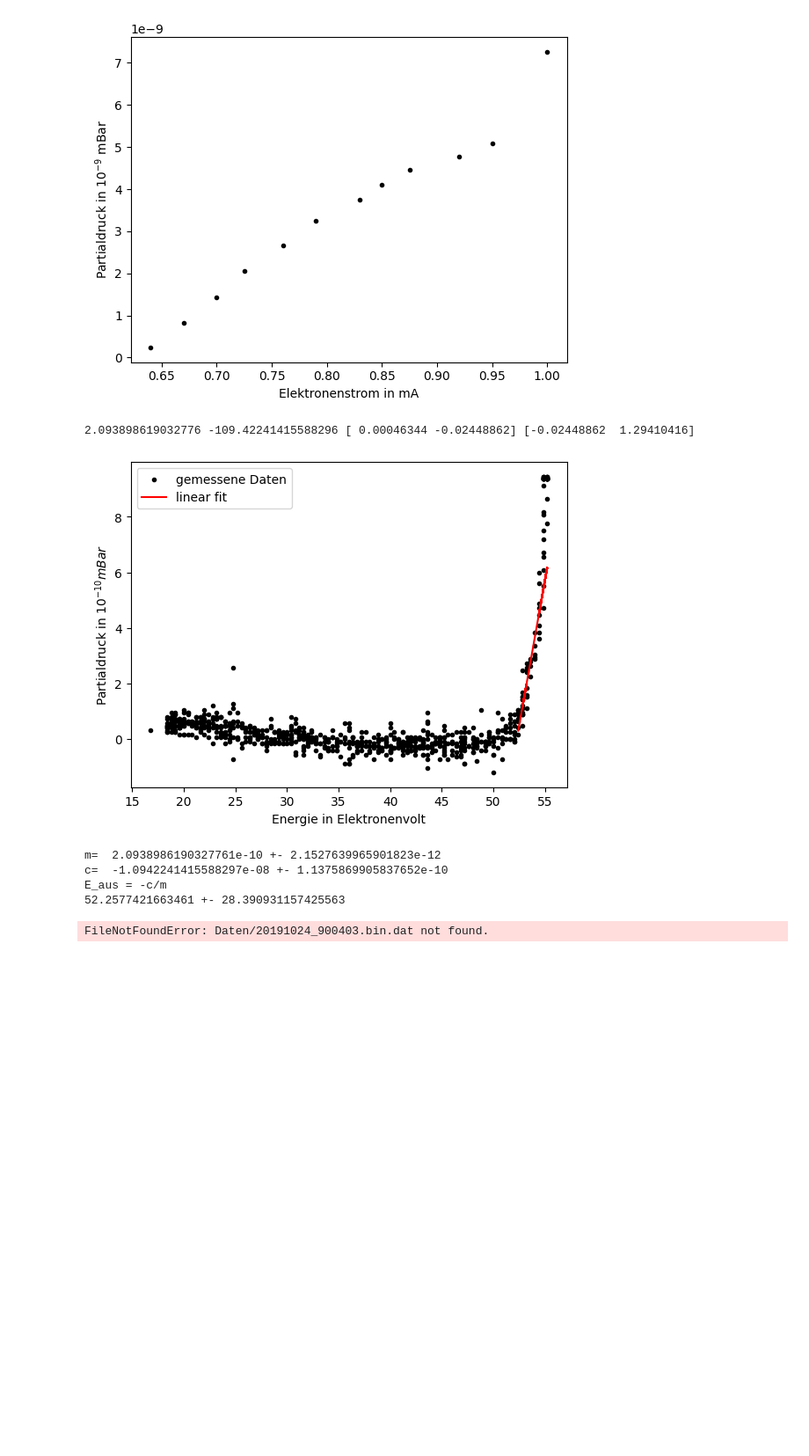
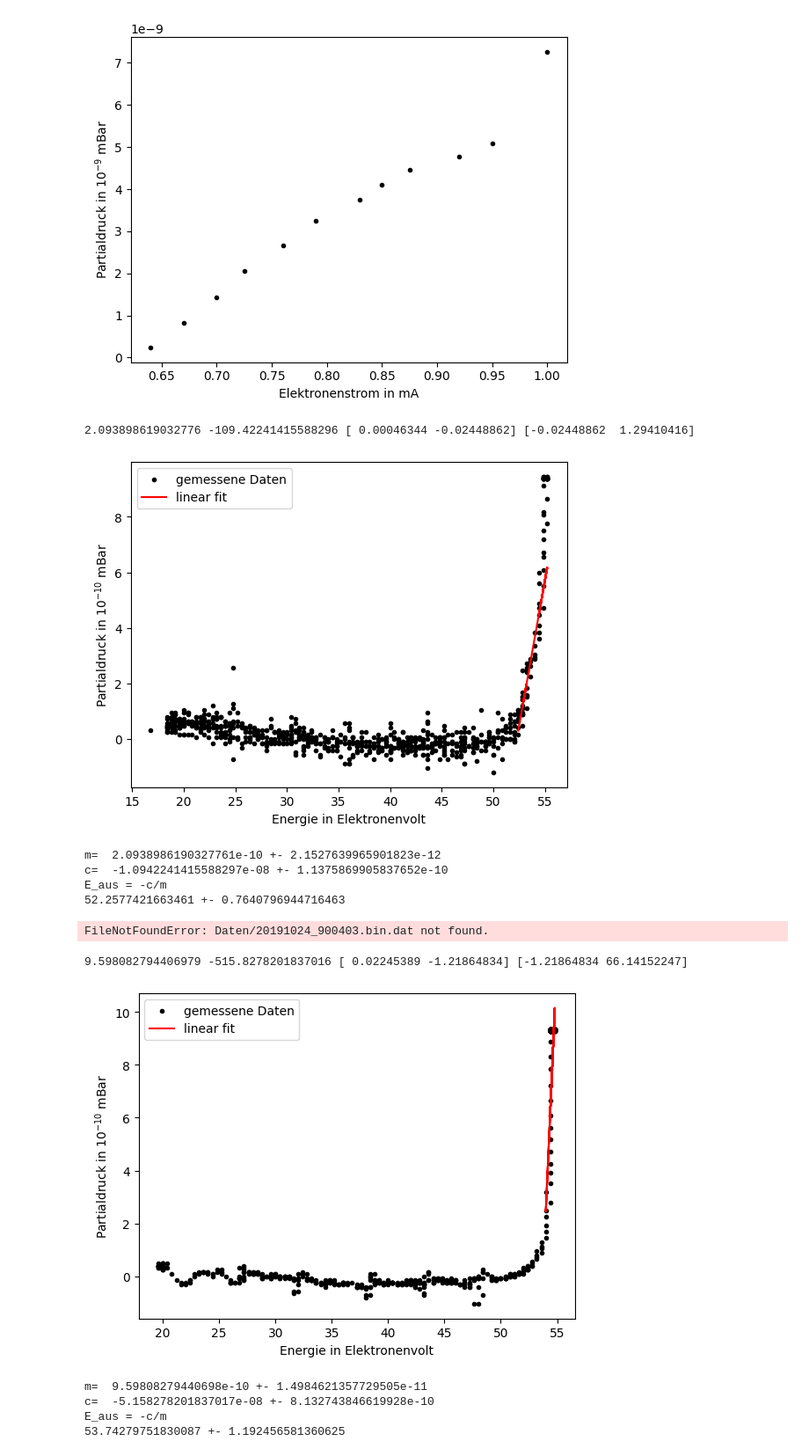
Before and after one commit to thexwon/Praktikum-Moderne-Physik, a Jupyter notebook: Massenspektrometer/Untitled1.ipynb, the cells around one changed output. Shown at 88% size. Drawn from its saved outputs; the diff is of its cells as text; code cells hidden in the pictures; blank space fills up the shorter version.

```diff
--- a/Massenspektrometer/Untitled1.ipynb
+++ b/Massenspektrometer/Untitled1.ipynb
@@ -189,7 +189,8 @@ print(*popt, *pcov)
 
 plt.legend()
 plt.xlabel("Energie in Elektronenvolt")
-plt.ylabel("Partialdruck in $10^{-10} mBar$")
+plt.ylabel("Partialdruck in $10^{-10}$ mBar")
+plt.savefig("include/MSArgon1Ion.png")
 plt.show()
 sigma_m = np.sqrt(pcov[0,0])*10**-10
 sigma_c = np.sqrt(pcov[1,1])*10**-10
@@ -199,7 +200,7 @@ print("m= ",m,"+-",sigma_m)
 print("c= ",c,"+-",sigma_c)
 print("E_aus = -c/m")
 E_aus = -c/m
-E_aus_sig = np.sqrt((-sigma_m/m)**2+(c*sigma_c/(m**2))**2)
+E_aus_sig = np.sqrt((-sigma_c/m)**2+(c*sigma_m/(m**2))**2)
 print(E_aus,"+-",E_aus_sig)
 # %% [output]
 2.093898619032776 -109.42241415588296 [ 0.00046344 -0.02448862] [-0.02448862  1.29410416]
@@ -207,7 +208,7 @@ print(E_aus,"+-",E_aus_sig)
 m=  2.0938986190327761e-10 +- 2.1527639965901823e-12
 c=  -1.0942241415588297e-08 +- 1.1375869905837652e-10
 E_aus = -c/m
-52.2577421663461 +- 28.390931157425563
+52.2577421663461 +- 0.7640796944716463
 # %%
 #peak 20:
 _,energy=np.loadtxt('Daten/20191024_900339.bin.dat',skiprows=3,unpack=True,delimiter = ";") #importiere Daten
@@ -234,35 +235,43 @@ _,energy=np.loadtxt('Daten/20191024_892330.bin.dat',skiprows=3,unpack=True,delim
 
 
 _,amplitude=np.loadtxt('Daten/20191024_892521.bin.dat',skiprows=3,unpack=True,delimiter = ";") #importiere Daten
 
 #print(mass[195:722])
 energy=abs(energy)
 amplitude=amplitude
 plt.scatter(energy,amplitude,marker=".",color="black",label="gemessene Daten")
 #amplitude = savgol_filter(amplitude,10,5)
 #plt.scatter(energy,amplitude,color="orange",marker=".")
 
 start = 420
 end= 485
 
 popt,pcov = curve_fit(linearFit, energy[start:end], amplitude[start:end],sigma = amplitude[start:end]*0.05, absolute_sigma = True)
 plt.plot(energy[start:end],linearFit(energy[start:end],*popt),color="red", label="linear fit")
 print(*popt, *pcov)
 
 plt.legend()
 plt.xlabel("Energie in Elektronenvolt")
-plt.ylabel("Partialdruck in $10^{-10} mBar$")
+plt.ylabel("Partialdruck in $10^{-10}$ mBar")
+plt.savefig("include/MSN2Diss.png")
 plt.show()
 sigma_m = np.sqrt(pcov[0,0])*10**-10
 sigma_c = np.sqrt(pcov[1,1])*10**-10
 m  =popt[0]*10**-10
 c = popt[1]*10**-10
 print("m= ",m,"+-",sigma_m)
 print("c= ",c,"+-",sigma_c)
 print("E_aus = -c/m")
 E_Np = -c/m
-E_Np_sig = np.sqrt((-sigma_m/m)**2+(c*sigma_c/(m**2))**2)
+E_Np_sig = np.sqrt((-sigma_c/m)**2+(c*sigma_m/(m**2))**2)
 print(E_Np,"+-",E_Np_sig)
+# %% [output]
+9.598082794406979 -515.8278201837016 [ 0.02245389 -1.21864834] [-1.21864834 66.14152247]
+[figure, added]
+m=  9.59808279440698e-10 +- 1.4984621357729505e-11
+c=  -5.158278201837017e-08 +- 8.132743846619928e-10
+E_aus = -c/m
+53.74279751830087 +- 1.192456581360625
 # %%
 #peak 14
 
```
Also changed, not shown: parts of 2 cells of this notebook.
